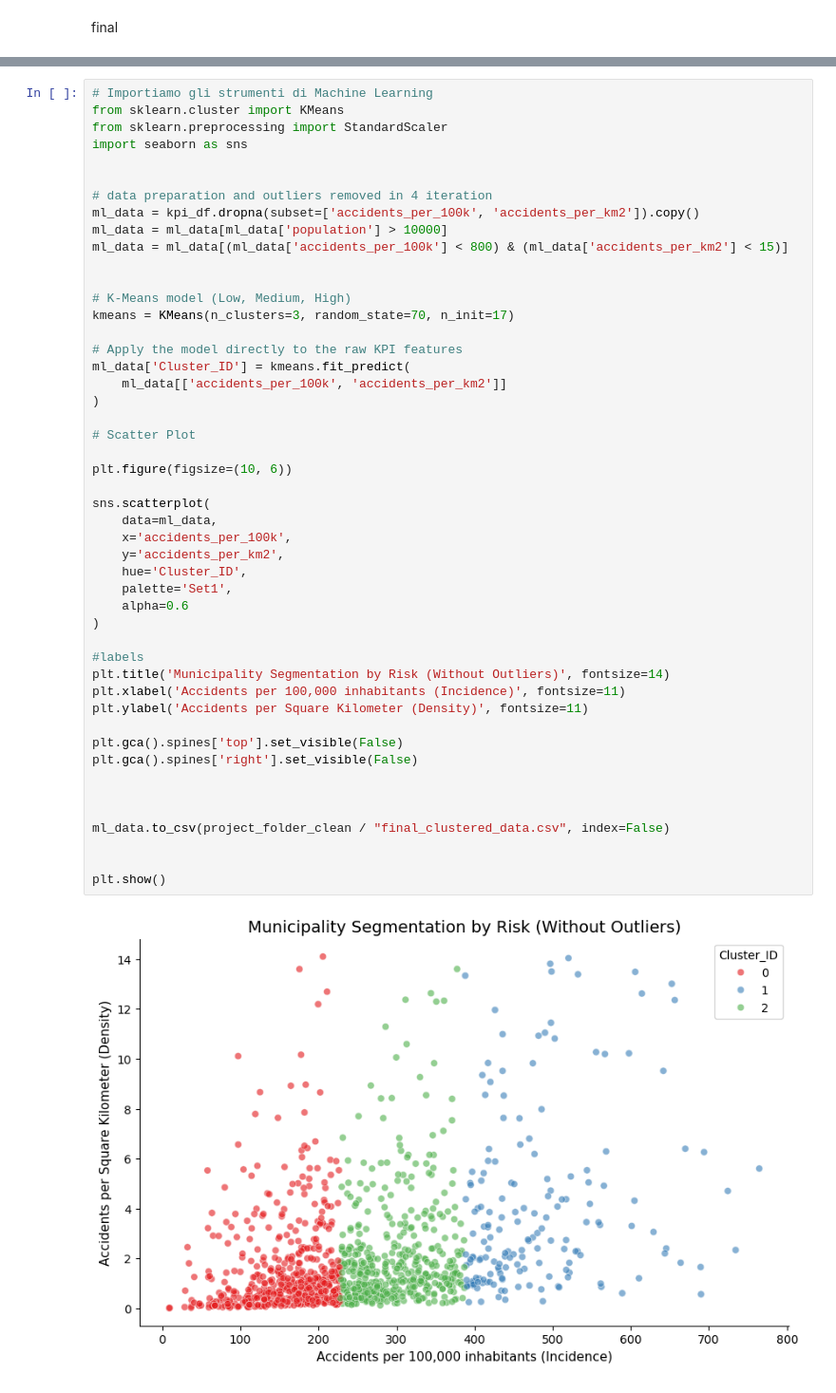
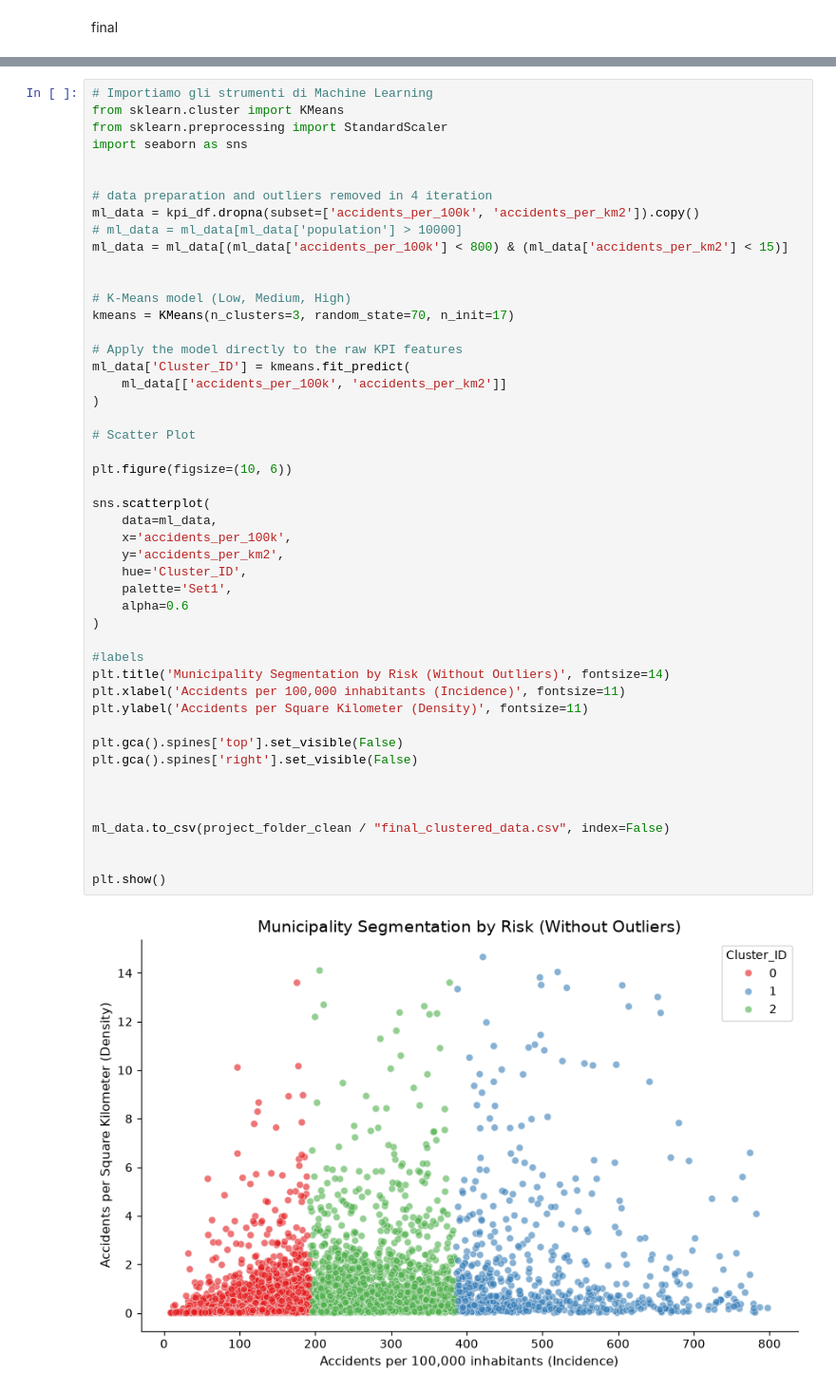
Before and after one commit to francesco-mauro/capston_project_final, a Jupyter notebook: main.ipynb, the cells around one changed output, grey strips where cells are left out. Shown at 95% size. Drawn from its saved outputs; the diff is of its cells as text.

```diff
--- a/main.ipynb
+++ b/main.ipynb
@@ -282,7 +291,7 @@ import seaborn as sns
 
 # data preparation and outliers removed in 4 iteration
 ml_data = kpi_df.dropna(subset=['accidents_per_100k', 'accidents_per_km2']).copy()
-ml_data = ml_data[ml_data['population'] > 10000]
+# ml_data = ml_data[ml_data['population'] > 10000]
 ml_data = ml_data[(ml_data['accidents_per_100k'] < 800) & (ml_data['accidents_per_km2'] < 15)]
 
 
@@ -295,31 +304,31 @@ ml_data['Cluster_ID'] = kmeans.fit_predict(
 )
 
 # Scatter Plot
 
 plt.figure(figsize=(10, 6))
 
 sns.scatterplot(
     data=ml_data,
     x='accidents_per_100k',
     y='accidents_per_km2',
     hue='Cluster_ID',
     palette='Set1',
     alpha=0.6
 )
 
 #labels
 plt.title('Municipality Segmentation by Risk (Without Outliers)', fontsize=14)
 plt.xlabel('Accidents per 100,000 inhabitants (Incidence)', fontsize=11)
 plt.ylabel('Accidents per Square Kilometer (Density)', fontsize=11)
 
 plt.gca().spines['top'].set_visible(False)
 plt.gca().spines['right'].set_visible(False)
 
 
 
 ml_data.to_csv(project_folder_clean / "final_clustered_data.csv", index=False)
 
 
 plt.show()
 # %% [output]
-[figure, old version]
+[figure, new version]
```
Also changed, not shown: parts of 2 cells of this notebook, 1 other file.
